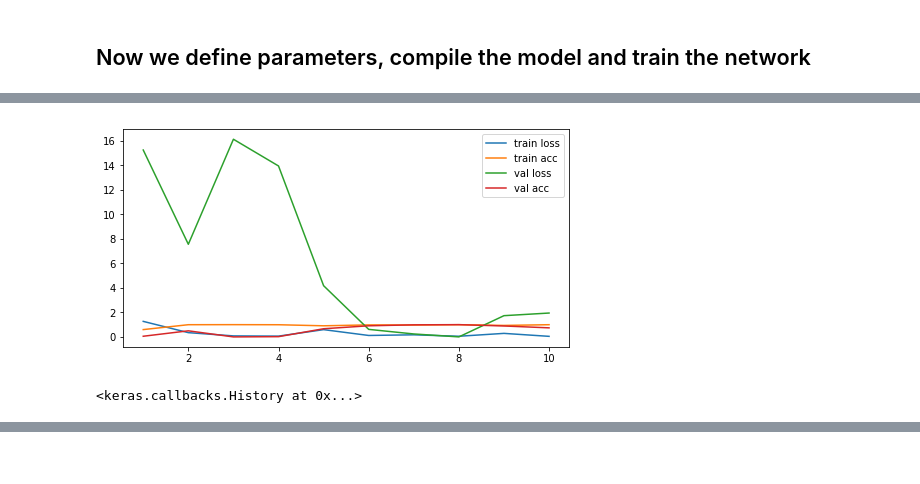
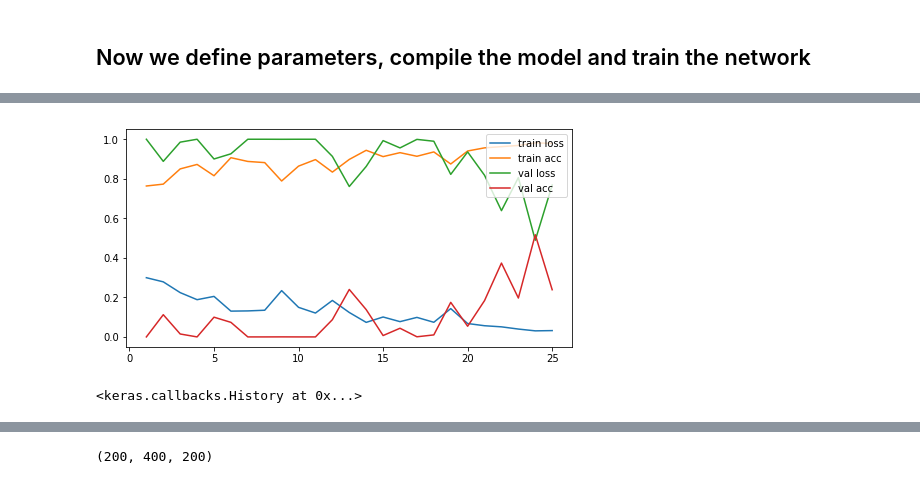
Before and after one commit to Mangodream01/ISMI_project, a Jupyter notebook: final_project.ipynb, the cells around one changed output, grey strips where cells are left out. Drawn from its saved outputs; the diff is of its cells as text; code cells hidden in the pictures.

Commit message:
added a dice, training still weird

```diff
--- a/final_project.ipynb
+++ b/final_project.ipynb
@@ -56,9 +56,9 @@ print(os.getcwd())
 # %% [markdown]
 # Load the train set as SITK images
 # %%
-# load images and labels, loading all takes some time, so just take 5 for now
-train_imgs = [sitk.ReadImage(train_instance['image']) for train_instance in train_paths[:20]]
-train_lbls = [sitk.ReadImage(train_instance['label']) for train_instance in train_paths[:20]]
+# load images and labels, loading all takes some time
+train_imgs = [sitk.ReadImage(train_instance['image']) for train_instance in train_paths]
+train_lbls = [sitk.ReadImage(train_instance['label']) for train_instance in train_paths]
 # %%
 # train images as numpy
 np_train_imgs = [sitk.GetArrayFromImage(i) for i in train_imgs]
@@ -149,0 +149,11 @@ Before                  Spacings                After
+# %%
+# count the labels of train images
+sums = np.zeros(3)
+for lbs in np_train_lbls:
+    labels, counts = np.unique(lbs, return_counts=True)
+
+    # if there are only 2 labels
+    if len(counts) == 2:
+        sums[:2]+=counts
+    else:
+        sums+=counts
@@ -462,7 +477,7 @@ class Logger(keras.callbacks.Callback):
         plt.plot(range(1, n), self.tr_accs, label='train acc')
         plt.plot(range(1, n), self.val_losses, label='val loss')
         plt.plot(range(1, n), self.val_accs, label='val acc')
-        plt.legend(loc='upper right')
+        plt.legend(loc='lower left')
         plt.show()
 # %% [markdown]
 ## Now we define parameters, compile the model and train the network
@@ -477,28 +496,38 @@ if not os.path.exists(data_dir):
+# %%
+# think this is for note dividing by zero
+smooth = 1.
+
+def dice_loss(y_true, y_pred):
+    y_true_f = K.flatten(y_true)
+    y_pred_f = K.flatten(y_pred)
+    intersection = K.sum(y_true_f * y_pred_f)    # works because labels are in one hot
+
+    # dice loss between [0., 1.]
+    return 1 - (2. * intersection + smooth) / (K.sum(y_true_f) + K.sum(y_pred_f) + smooth)
 # %%
 learning_rate   = 0.01
-# optimizer       = SGD(lr=learning_rate, momentum=0.9, nesterov=True)
-optimizer       = Adam(lr=learning_rate, beta_1=0.9, beta_2=0.999, epsilon=1e-08, decay=0.0)
-loss            = ['categorical_crossentropy']
+optimizer       = SGD(lr=learning_rate, momentum=0.9, nesterov=True)
+#optimizer       = Adam(lr=learning_rate, beta_1=0.9, beta_2=0.999, epsilon=1e-08, decay=0.0)
 metrics         = ['accuracy']  # probably not useful (?)
-steps_per_epoch = 10
-epochs          = 10
+steps_per_epoch = 100
+epochs          = 25
 logger          = Logger(data_dir, '3D_UNet')
 
 image_generator_train = batch_generator_train.get_image_generator(batch_size)
 image_generator_val   = batch_generator_val.get_image_generator(batch_size)
 
 # compile model
-unet_3d.compile(optimizer=optimizer, loss=loss, metrics=metrics)
+unet_3d.compile(optimizer=optimizer, loss=dice_loss, metrics=metrics)
 
 # train the model
 unet_3d.fit_generator(generator=image_generator_train,
                     steps_per_epoch=steps_per_epoch,
                     epochs=epochs,
                     validation_data=image_generator_val,
-                    validation_steps=10,
+                    validation_steps=100,
                     callbacks=[logger])
 # %% [output]
-[figure, old version]
+[figure, new version]
 <keras.callbacks.History at 0x...>
 # %% [markdown]
 ## Getting the full segmentation map
@@ -583,9 +612,12 @@ def predict_image_segmentation(model, image, target_size, patch_size):
     return segmentation
 # %%
 # take an image and a label from validation set
-image = val_set.imgs[1]
-label = val_set.lbls[1]
+image = train_set.imgs[2][200:400, :, -200:]
+label = train_set.lbls[2][200:400, :, -200:]
 patch_size  = (132, 132, 132)
 target_size = (44, 44, 44)
+print(image.shape)
+# %% [output]
+(200, 400, 200)
 # %%
 # load best model
```
Also changed, not shown: parts of 15 cells of this notebook.
